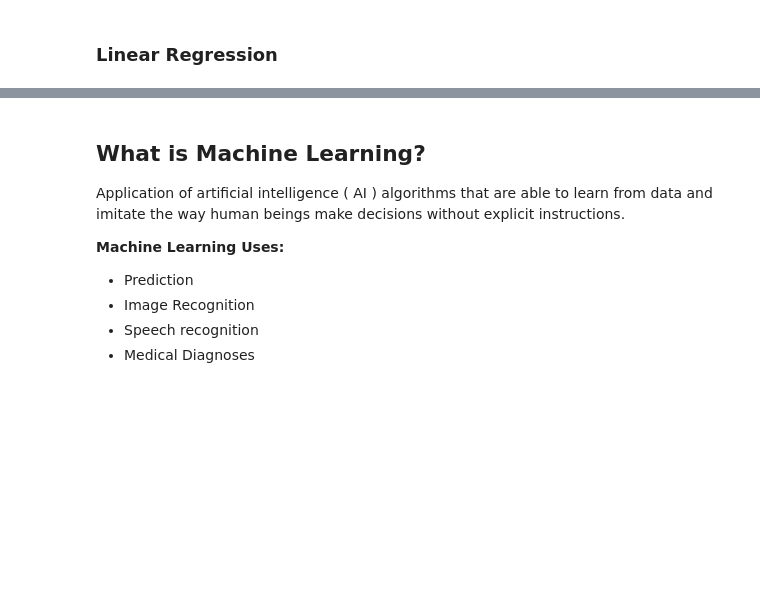
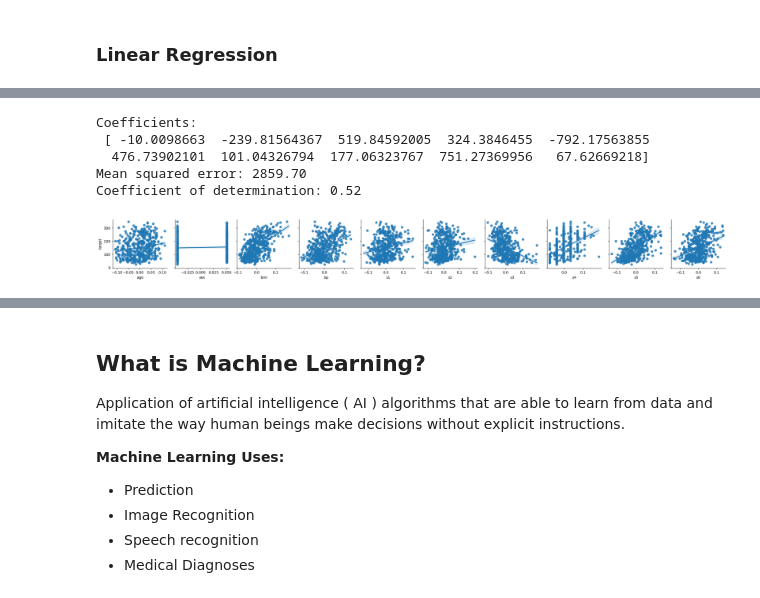
Before and after one commit to rootdrew27/workshop, a Jupyter notebook: Intro_to_ML.ipynb, the cells around one changed output, grey strips where cells are left out. Saved outputs shown, nothing was run; the diff lists cells and outputs as text; code cells hidden in the pictures; blank space fills up the shorter version.

```diff
--- a/Intro_to_ML.ipynb
+++ b/Intro_to_ML.ipynb
@@ -206,0 +267,3 @@ print(f'Coeffecients W = {}')
+# %%
+df = load_diabetes(as_frame=True).frame
+df.head()
@@ -206,0 +277,27 @@ print(f'Coeffecients W = {}')
+# %%
+# Create a Series with the targets
+target = df["target"]
+# Create a new dataframe without the "target" column
+data = df.drop(columns=["target"])
+# %%
+model = LinearRegression()
+
+model.fit(data, target)
+
+preds = model.predict(data)
+
+print("Coefficients: \n", model.coef_)
+# The mean squared error
+print("Mean squared error: %.2f" % mean_squared_error(target, preds))
+# The coefficient of determination: 1 is perfect prediction
+print("Coefficient of determination: %.2f" % r2_score(target, preds))
+# %% [output]
+Coefficients:
+ [ -10.0098663  -239.81564367  519.84592005  324.3846455  -792.17563855
+  476.73902101  101.04326794  177.06323767  751.27369956   67.62669218]
+Mean squared error: 2859.70
+Coefficient of determination: 0.52
+# %%
+_ = sns.pairplot(df, kind="reg", y_vars="target", x_vars=data.columns, diag_kind="kde")
+# %% [output]
+[figure, added]
```
Also changed, not shown: parts of 97 cells of this notebook, 5 other files.
